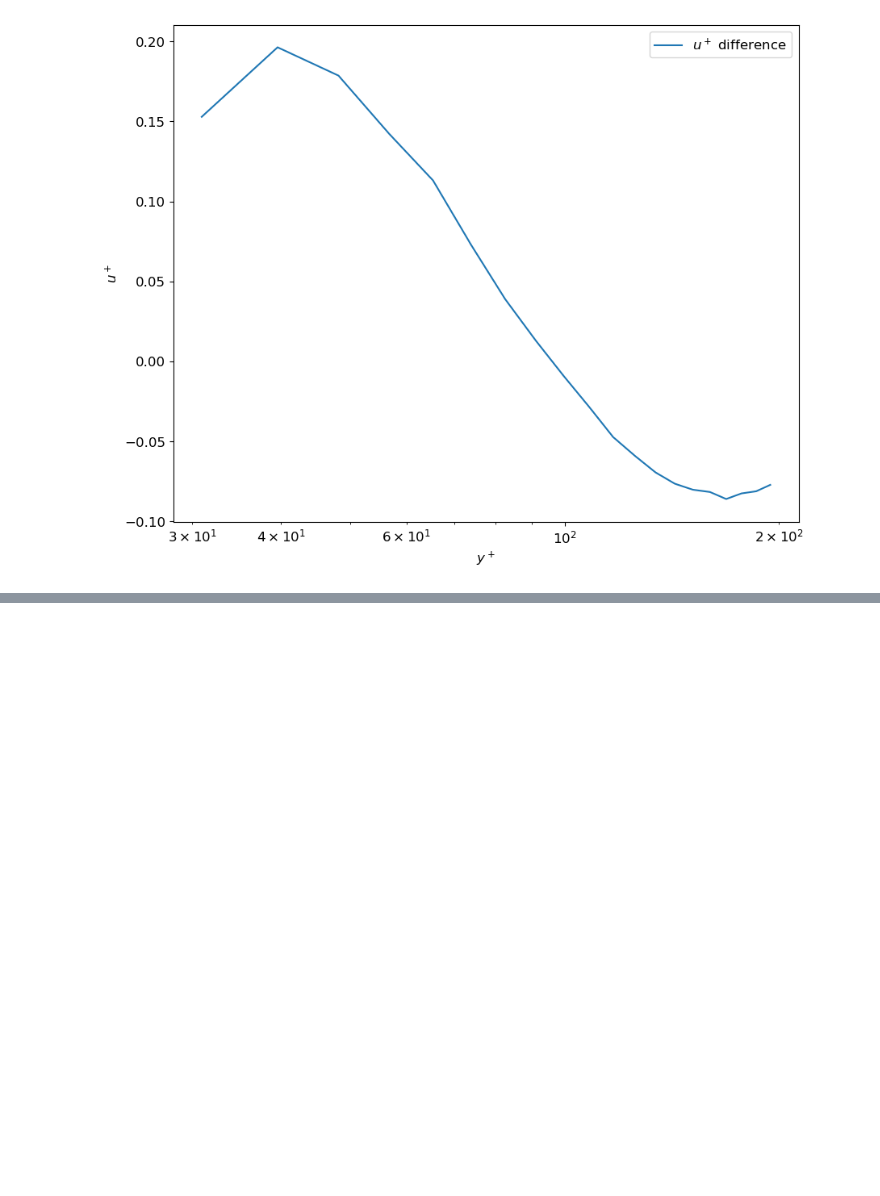
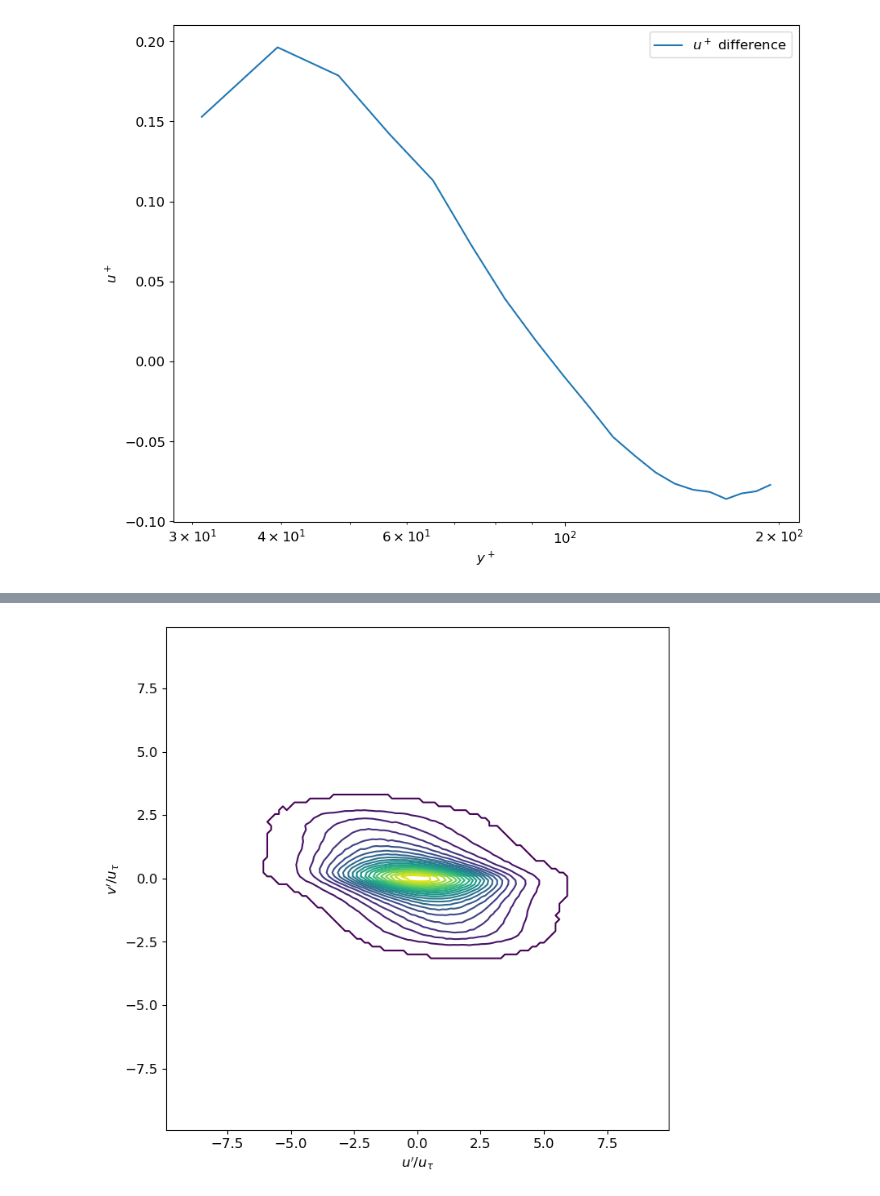
Before and after one commit to yicheng10/MAE_6490_Turbulence, a Jupyter notebook: assignment2.ipynb, the cells around one changed output, grey strips where cells are left out. Cells and saved outputs as stored; diff of their text form; code cells hidden in the pictures; blank space fills up the shorter version.

```diff
--- a/assignment2.ipynb
+++ b/assignment2.ipynb
@@ -311,0 +362,38 @@ plt.show()
+# %%
+u_prime_h = (u_prime[where_y_plus, :,]/u_tau).flatten()
+v_prime_h = (v_prime[where_y_plus, :,]/u_tau).flatten()
+
+# h_range = np.arange(-10, 10, 0.2)
+
+histdata, xedges, yedges = np.histogram2d(u_prime_h, v_prime_h, bins=130, range=[[-10, 10], [-10, 10]])
+
+# remove the noise (1% low data)
+for i in range(130):
+    for j in range(130):
+        if histdata[i, j] < np.max(histdata) * 0.01:
+            histdata[i, j] = 0
+
+x_centr = (xedges[1:] + xedges[:-1])/2
+y_centr = (yedges[1:] + yedges[:-1])/2
+
+x_grid_2, y_grid_2 = np.meshgrid(x_centr, y_centr)
+# contourlv = line
+
+fig, ax = plt.subplots()
+plt_1 = ax.contour(x_grid_2, y_grid_2, histdata.T, levels=20)
+
+# remove the 0 line
+# plt_1.collections[0].remove()
+
+# cbar = fig.colorbar(plt_1)
+ax.set_xlabel(r"$u^\prime / u_\tau$", fontsize=12)
+ax.set_ylabel(r"$v^\prime / u_\tau$", fontsize=12)
+# ax.set_xlim(-5, 5)
+# ax.set_ylim(-5, 5)
+ax.set_aspect('equal')
+
+# cbar.set_label(r"$\overline{u}$ (m/s)", fontsize=12)
+plt.savefig('5a.pdf', bbox_inches="tight")
+plt.show()
+# %% [output]
+[figure, added]
```
Also changed, not shown: parts of 10 cells of this notebook, 1 other file.
